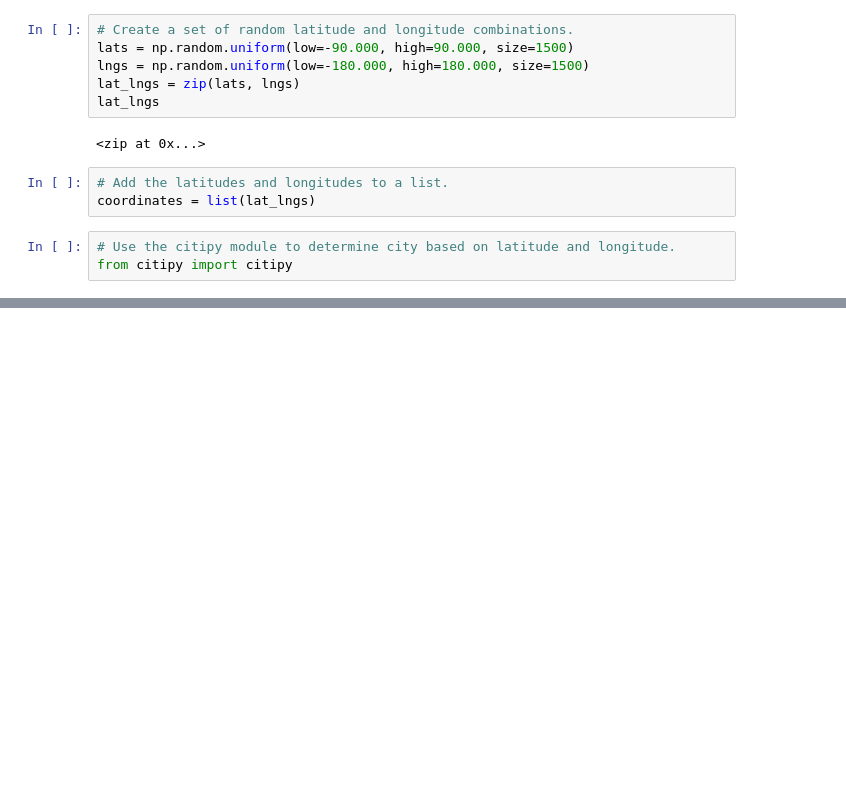
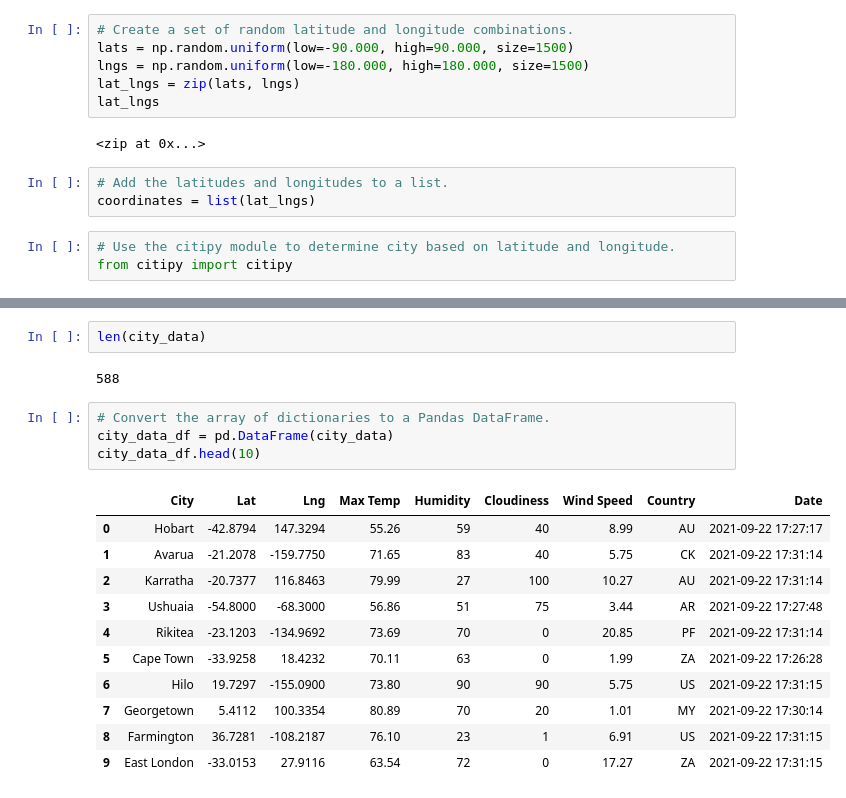
Before and after one commit to jaimiesj/World_Weather_Analysis, a Jupyter notebook: WeatherPy.ipynb, the cells around one changed output, grey strips where cells are left out. Cells and saved outputs as stored; diff of their text form; blank space fills up the shorter version.

```diff
--- a/WeatherPy.ipynb
+++ b/WeatherPy.ipynb
@@ -33,0 +121,20 @@ len(cities)
+# %%
+len(city_data)
+# %% [output]
+588
+# %%
+# Convert the array of dictionaries to a Pandas DataFrame.
+city_data_df = pd.DataFrame(city_data)
+city_data_df.head(10)
+# %% [output]
+|  | City | Lat | Lng | Max Temp | Humidity | Cloudiness | Wind Speed | Country | Date |
+| 0 | Hobart | -42.8794 | 147.3294 | 55.26 | 59 | 40 | 8.99 | AU | 2021-09-22 17:27:17 |
+| 1 | Avarua | -21.2078 | -159.7750 | 71.65 | 83 | 40 | 5.75 | CK | 2021-09-22 17:31:14 |
+| 2 | Karratha | -20.7377 | 116.8463 | 79.99 | 27 | 100 | 10.27 | AU | 2021-09-22 17:31:14 |
+| 3 | Ushuaia | -54.8000 | -68.3000 | 56.86 | 51 | 75 | 3.44 | AR | 2021-09-22 17:27:48 |
+| 4 | Rikitea | -23.1203 | -134.9692 | 73.69 | 70 | 0 | 20.85 | PF | 2021-09-22 17:31:14 |
+| 5 | Cape Town | -33.9258 | 18.4232 | 70.11 | 63 | 0 | 1.99 | ZA | 2021-09-22 17:26:28 |
+| 6 | Hilo | 19.7297 | -155.0900 | 73.80 | 90 | 90 | 5.75 | US | 2021-09-22 17:31:15 |
+| 7 | Georgetown | 5.4112 | 100.3354 | 80.89 | 70 | 20 | 1.01 | MY | 2021-09-22 17:30:14 |
+| 8 | Farmington | 36.7281 | -108.2187 | 76.10 | 23 | 1 | 6.91 | US | 2021-09-22 17:31:15 |
+| 9 | East London | -33.0153 | 27.9116 | 63.54 | 72 | 0 | 17.27 | ZA | 2021-09-22 17:31:15 |
```
Also changed, not shown: parts of 5 cells of this notebook, 3 other files.
